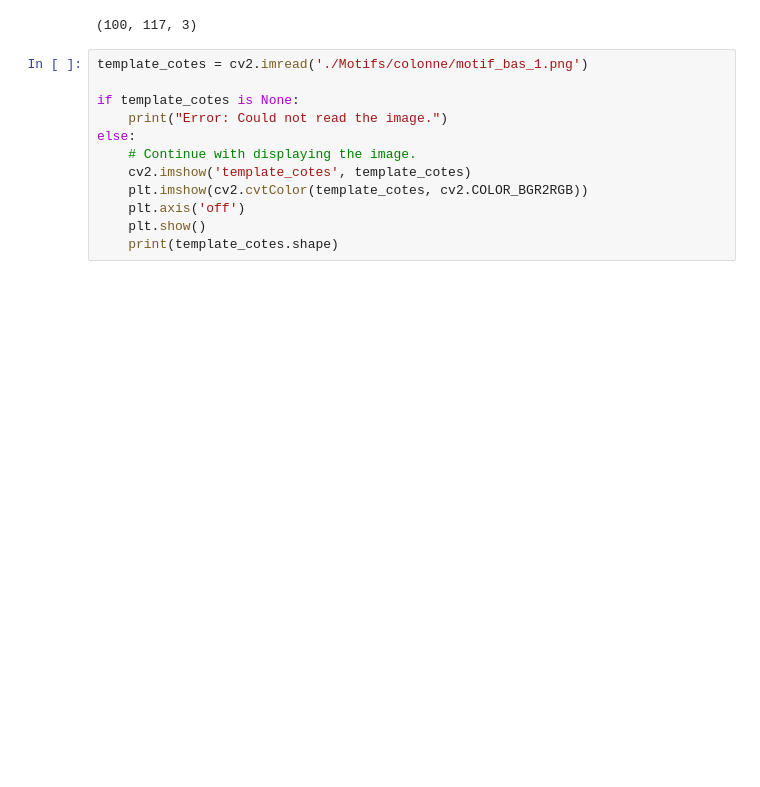
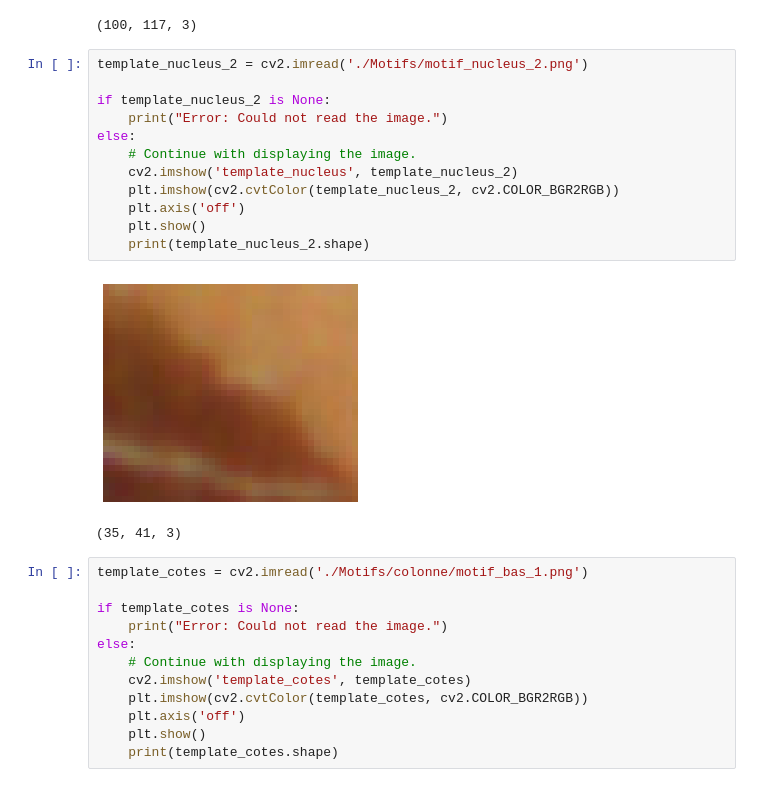
Before and after one commit to Unissia/AIA, a Jupyter notebook: Traitement_automatisé.ipynb, the cells around one changed output. Saved outputs shown, nothing was run; the diff lists cells and outputs as text; blank space fills up the shorter version.

```diff
--- a/Traitement_automatisé.ipynb
+++ b/Traitement_automatisé.ipynb
@@ -28,6 +28,21 @@ else:
 # %% [output]
 [figure]
 (100, 117, 3)
+# %%
+template_nucleus_2 = cv2.imread('./Motifs/motif_nucleus_2.png')
+
+if template_nucleus_2 is None:
+    print("Error: Could not read the image.")
+else:
+    # Continue with displaying the image.
+    cv2.imshow('template_nucleus', template_nucleus_2)
+    plt.imshow(cv2.cvtColor(template_nucleus_2, cv2.COLOR_BGR2RGB))
+    plt.axis('off')
+    plt.show()
+    print(template_nucleus_2.shape)
+# %% [output]
+[figure, added]
+(35, 41, 3)
 # %%
 template_cotes = cv2.imread('./Motifs/colonne/motif_bas_1.png')
 
```
Also changed, not shown: parts of 8 cells of this notebook.
